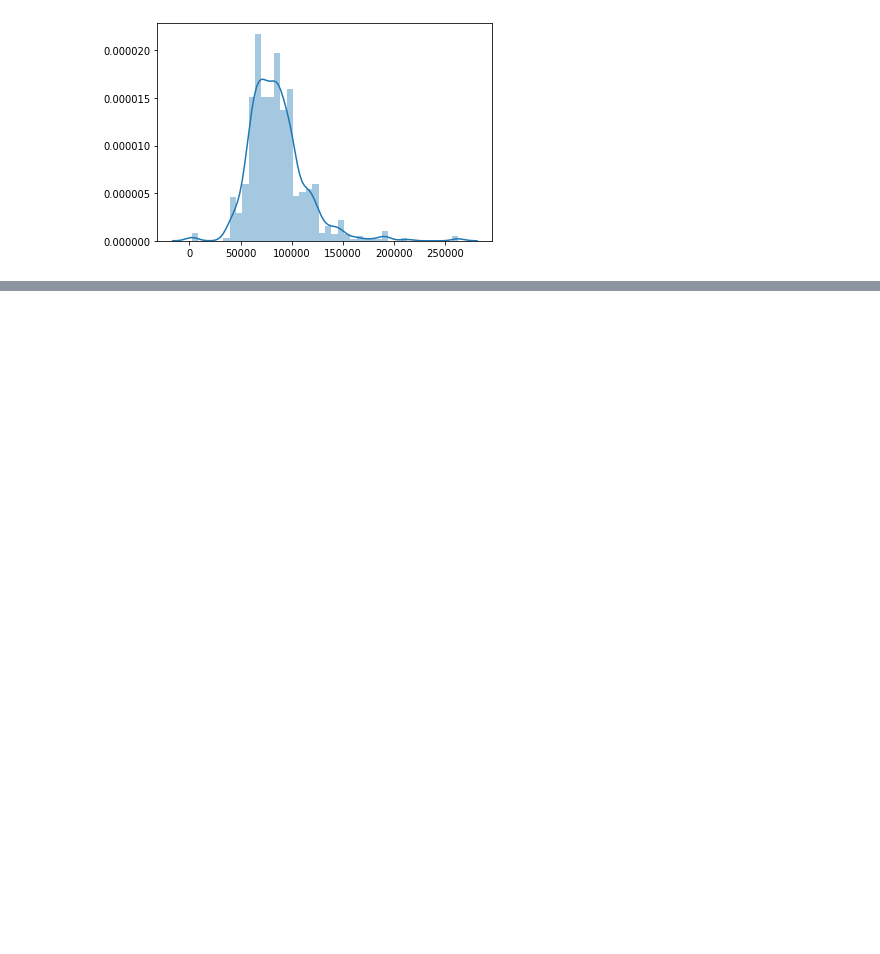
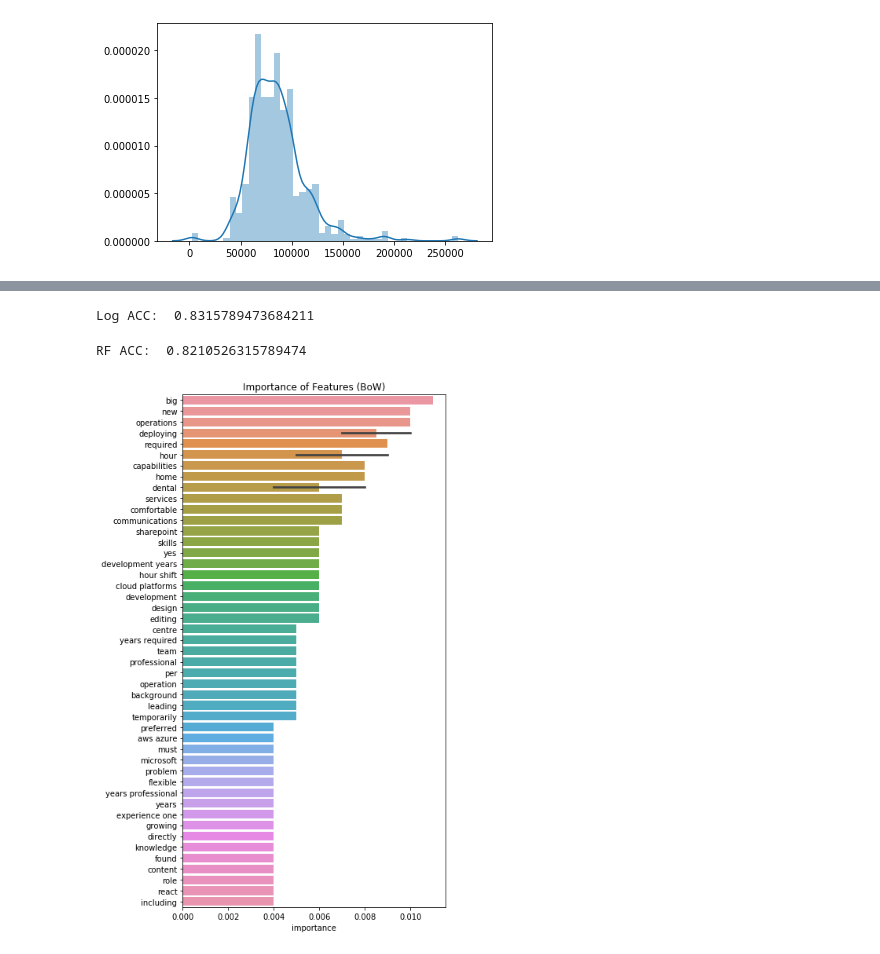
Before and after one commit to Hsieh-Cheng-Han/STA2453_Project1, a Jupyter notebook: models.ipynb, the cells around one changed output, grey strips where cells are left out. Cells and saved outputs as stored; diff of their text form; code cells hidden in the pictures; blank space fills up the shorter version.

```diff
--- a/models.ipynb
+++ b/models.ipynb
@@ -103,0 +129,10 @@ plt.show()
+# %%
+# when job_category and location are excluded
+mod_data = full_data.drop(columns=['job_title', 'company_name', 'requirements', 'industry', 'requirements_cleaned'])
+mod_data = mod_data.drop(columns=['job_category', 'city', 'province'])
+mod_data =mod_data.drop(columns=['salary', 'salary_buckets'])
+# %%
+# split the data
+X = pd.concat([mod_data, words_df], axis=1)
+Y = full_data['salary_buckets']
+xtrain, xtest, ytrain, ytest = train_test_split(X, Y, random_state=20, test_size=0.3)
@@ -103,0 +155,30 @@ plt.show()
+# %%
+# logistic regression
+mod_log = LogisticRegression()
+mod_log = mod_log.fit(xtrain, ytrain)
+log_acc = accuracy_score(ytest, mod_log.predict(xtest))
+print("Log ACC: ", log_acc)
+# %% [output]
+Log ACC:  0.8315789473684211
+# %%
+# random forest
+mod_rf = RandomForestClassifier(random_state=33)
+mod_rf = mod_rf.fit(xtrain, ytrain)
+rf_acc = accuracy_score(ytest, mod_rf.predict(xtest))
+print("RF ACC: ", rf_acc)
+# %% [output]
+RF ACC:  0.8210526315789474
+# %%
+# visualize feature importance based on bag of wrods
+# create feature importance data frame
+df = pd.DataFrame(mod_rf.feature_importances_, columns=["importance"],
+                  index=X.columns)
+# sort by importance
+df = df.sort_values('importance', ascending=False)
+# plot top 20 features
+plt.figure(figsize = (6,12))
+sns.barplot(x=np.round(df.importance, 3)[0:50], y=df.index[0:50])
+plt.title("Importance of Features (BoW)")
+plt.show()
+# %% [output]
+[figure, added]
```
Also changed, not shown: parts of 11 cells of this notebook.
